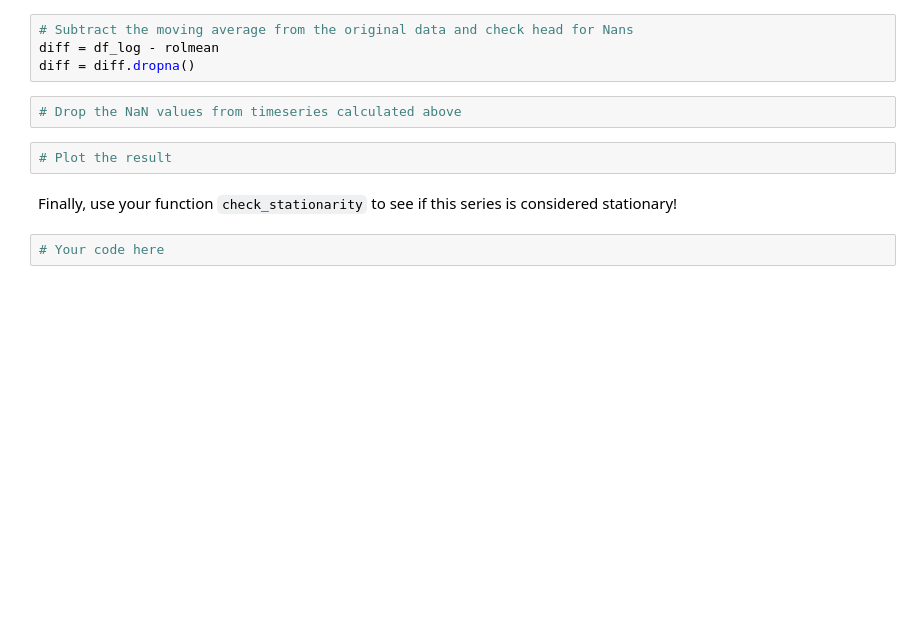
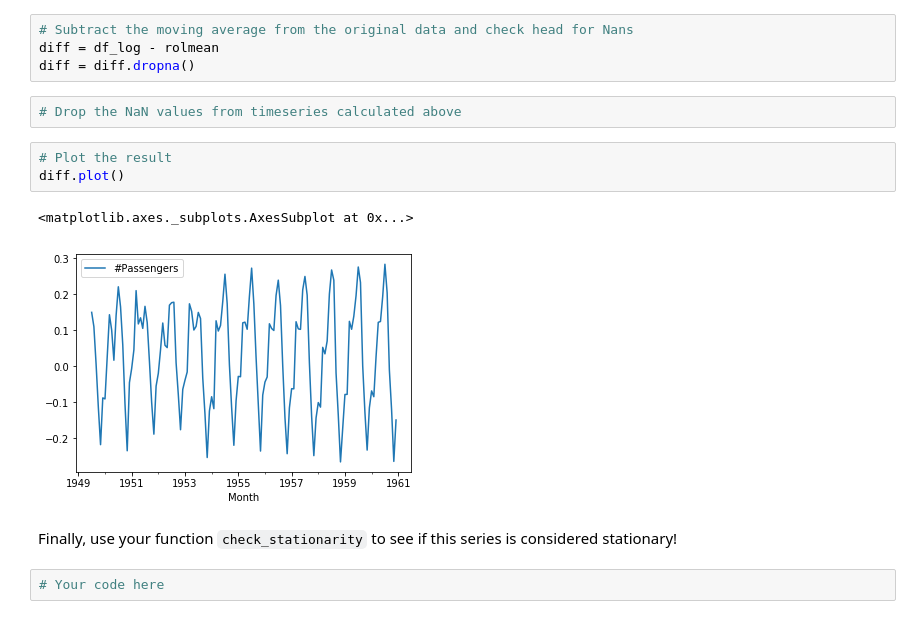
Before and after one commit to justinlee3/dsc-enterprise-hsbc-removing-trends-lab-hsbc-ds-081319, a Jupyter notebook: index.ipynb, the cells around one changed output. Cells and saved outputs as stored; diff of their text form; blank space fills up the shorter version.

```diff
--- a/index.ipynb
+++ b/index.ipynb
@@ -150,6 +150,10 @@ diff = diff.dropna()
 # Drop the NaN values from timeseries calculated above
 # %%
 # Plot the result
+diff.plot()
+# %% [output]
+<matplotlib.axes._subplots.AxesSubplot at 0x...>
+[figure, added]
 # %% [markdown]
 Finally, use your function `check_stationarity` to see if this series is considered stationary!
 # %%
```
